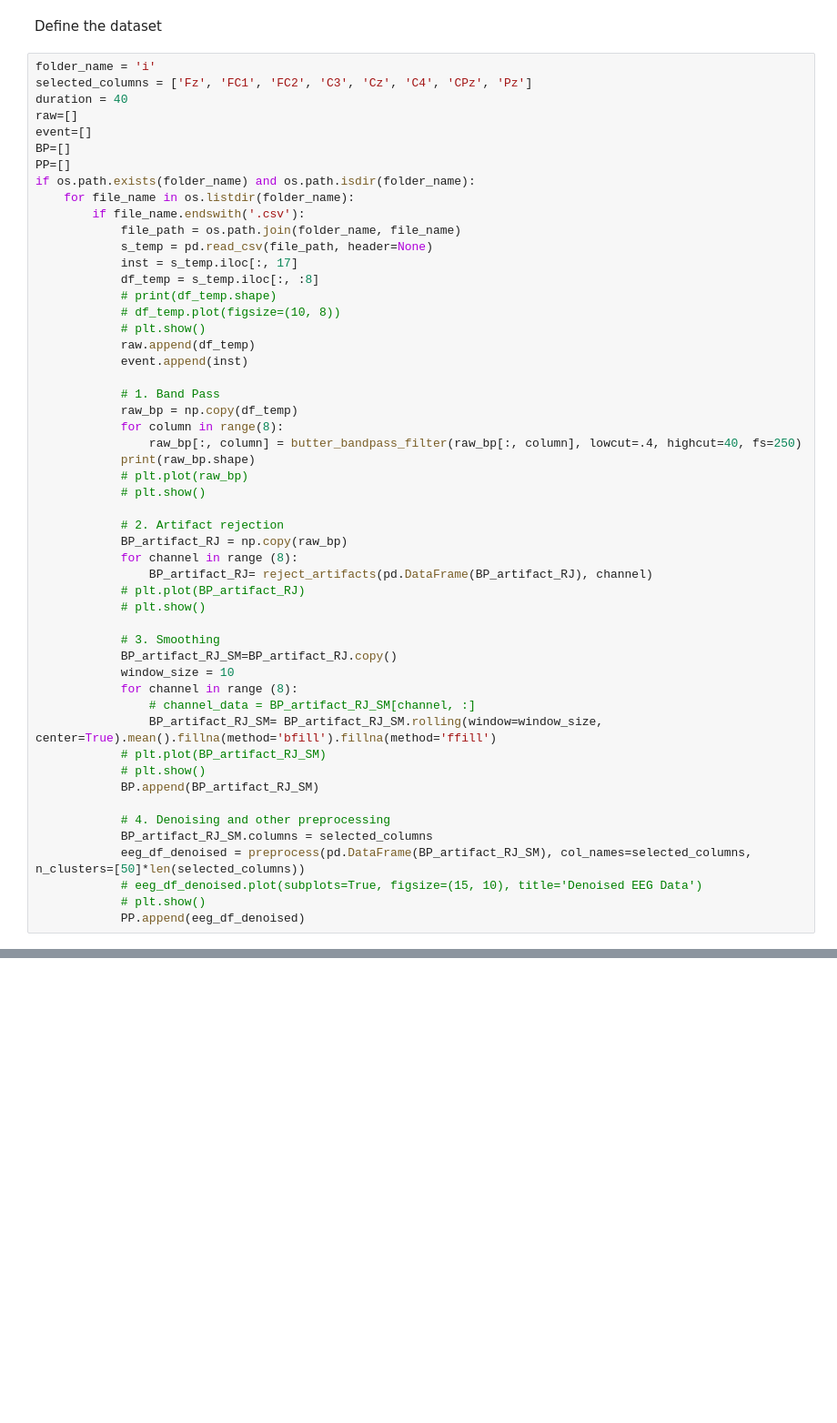
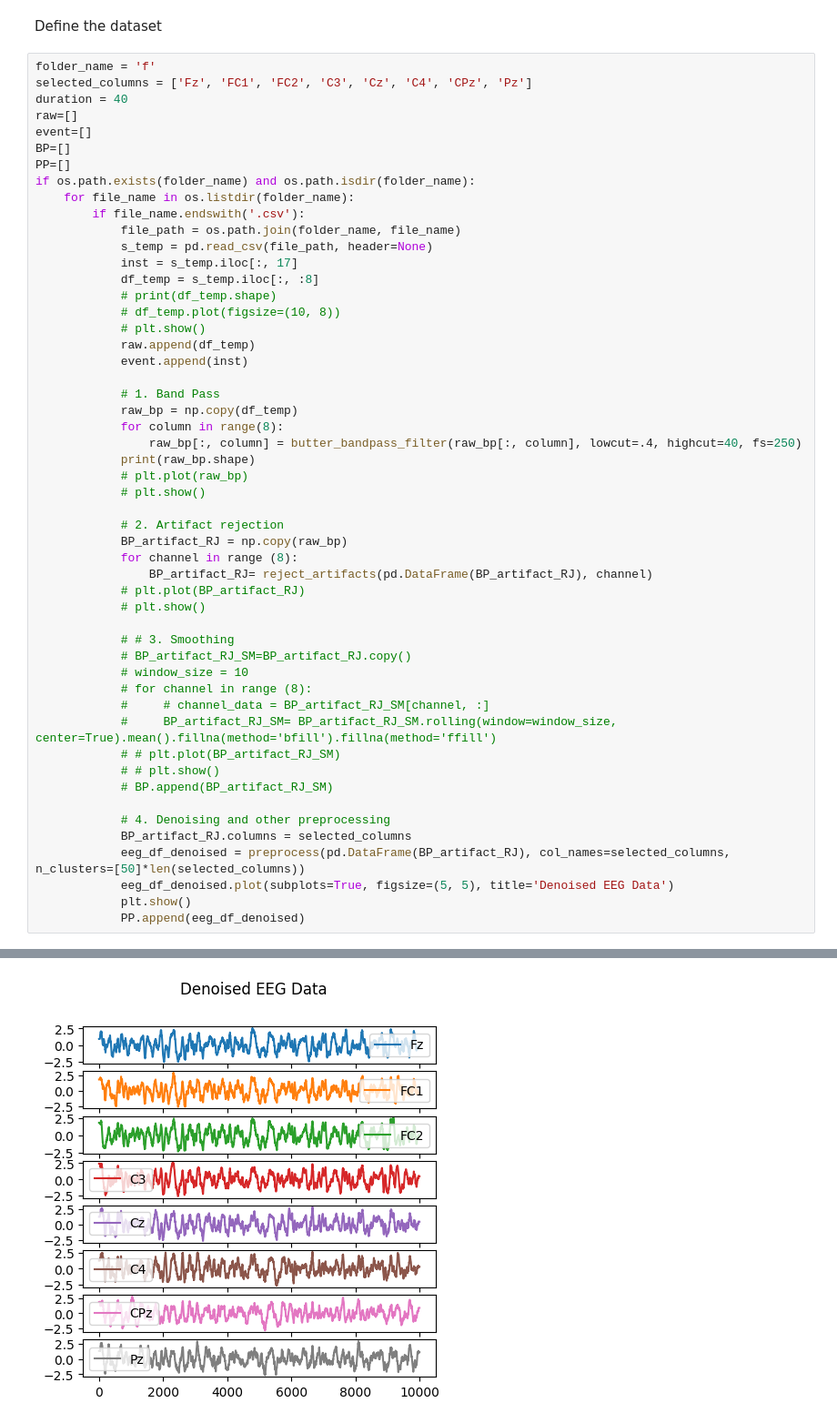
Before and after one commit to AbiriLab/Neurofeedback-Based-BCI, a Jupyter notebook: SVM for Unicorn Data/Classificaton_nf_V11.ipynb, the cells around one changed output, grey strips where cells are left out. Shown at 91% size. Saved outputs shown, nothing was run; the diff lists cells and outputs as text; blank space fills up the shorter version.

```diff
--- a/SVM for Unicorn Data/Classificaton_nf_V11.ipynb
+++ b/SVM for Unicorn Data/Classificaton_nf_V11.ipynb
@@ -103,7 +103,7 @@ def reject_artifacts(df, channel):
 # %% [markdown]
 Define the dataset
 # %%
-folder_name = 'i'
+folder_name = 'f'
 selected_columns = ['Fz', 'FC1', 'FC2', 'C3', 'Cz', 'C4', 'CPz', 'Pz']
 duration = 40
 raw=[]
@@ -138,21 +138,21 @@ if os.path.exists(folder_name) and os.path.isdir(folder_name):
             # plt.plot(BP_artifact_RJ)
             # plt.show()
 
-            # 3. Smoothing
-            BP_artifact_RJ_SM=BP_artifact_RJ.copy()
-            window_size = 10
-            for channel in range (8):
-                # channel_data = BP_artifact_RJ_SM[channel, :]
-                BP_artifact_RJ_SM= BP_artifact_RJ_SM.rolling(window=window_size, center=True).mean().fillna(method='bfill').fillna(method='ffill')
-            # plt.plot(BP_artifact_RJ_SM)
-            # plt.show()
-            BP.append(BP_artifact_RJ_SM)
+            # # 3. Smoothing
+            # BP_artifact_RJ_SM=BP_artifact_RJ.copy()
+            # window_size = 10
+            # for channel in range (8):
+            #     # channel_data = BP_artifact_RJ_SM[channel, :]
+            #     BP_artifact_RJ_SM= BP_artifact_RJ_SM.rolling(window=window_size, center=True).mean().fillna(method='bfill').fillna(method='ffill')
+            # # plt.plot(BP_artifact_RJ_SM)
+            # # plt.show()
+            # BP.append(BP_artifact_RJ_SM)
 
             # 4. Denoising and other preprocessing
-            BP_artifact_RJ_SM.columns = selected_columns
-            eeg_df_denoised = preprocess(pd.DataFrame(BP_artifact_RJ_SM), col_names=selected_columns, n_clusters=[50]*len(selected_columns))
-            # eeg_df_denoised.plot(subplots=True, figsize=(15, 10), title='Denoised EEG Data')
-            # plt.show()
+            BP_artifact_RJ.columns = selected_columns
+            eeg_df_denoised = preprocess(pd.DataFrame(BP_artifact_RJ), col_names=selected_columns, n_clusters=[50]*len(selected_columns))
+            eeg_df_denoised.plot(subplots=True, figsize=(5, 5), title='Denoised EEG Data')
+            plt.show()
             PP.append(eeg_df_denoised)
 # %% [output]
 (10000, 8)
@@ -169,0 +159 @@ if os.path.exists(folder_name) and os.path.isdir(folder_name):
+[figure, added]
```
Also changed, not shown: parts of 21 cells of this notebook.
